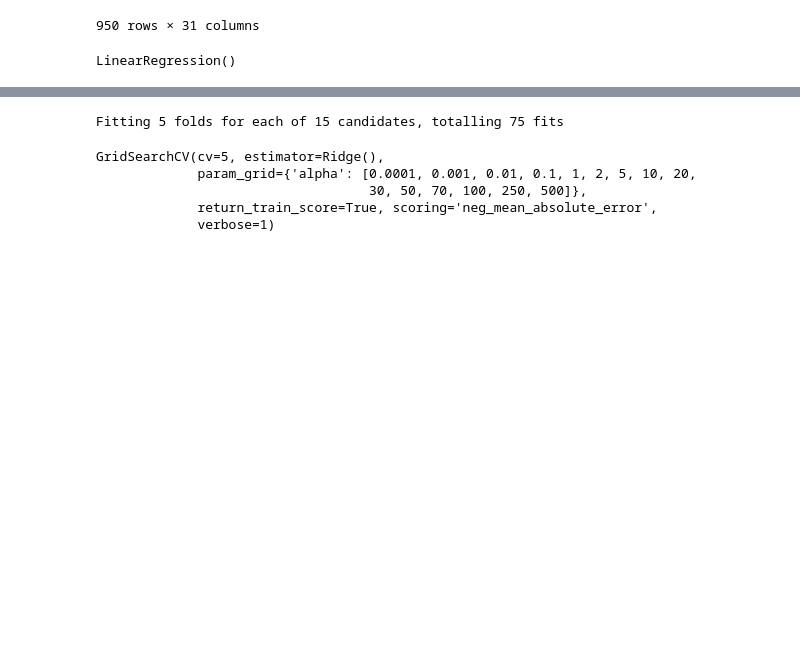
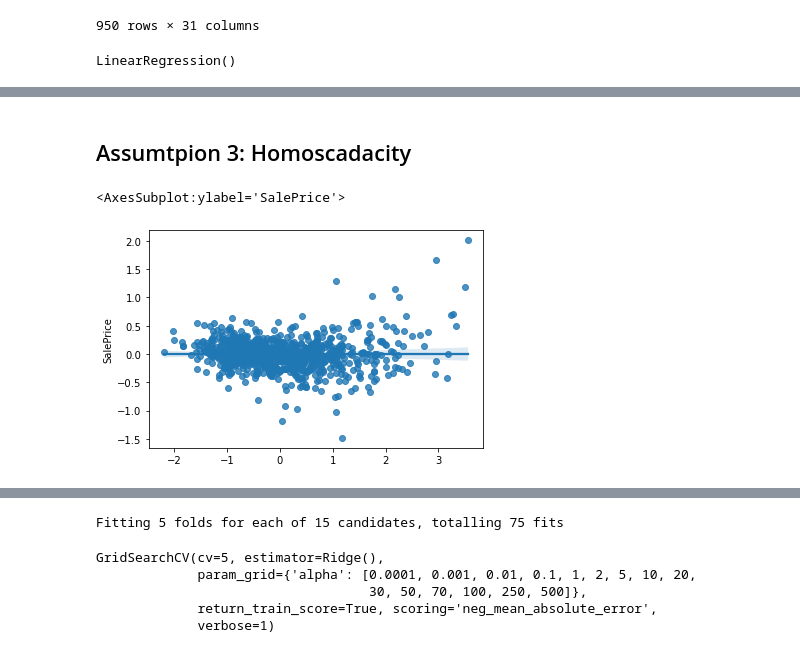
Before and after one commit to basil-16/SurpriseHousing, a Jupyter notebook: AdvancedRegressionAssignment.ipynb, the cells around one changed output, grey strips where cells are left out. Cells and saved outputs as stored; diff of their text form; code cells hidden in the pictures; blank space fills up the shorter version.

```diff
--- a/AdvancedRegressionAssignment.ipynb
+++ b/AdvancedRegressionAssignment.ipynb
@@ -1447,0 +1465,7 @@ print(r2_score(y_true = y_test, y_pred = y_test_pred))
+# %% [markdown]
+## Assumtpion 3: Homoscadacity
+# %%
+sns.regplot(y = error, x = y_train_pred)
+# %% [output]
+<AxesSubplot:ylabel='SalePrice'>
+[figure, added]
```
Also changed, not shown: parts of 49 cells of this notebook.
